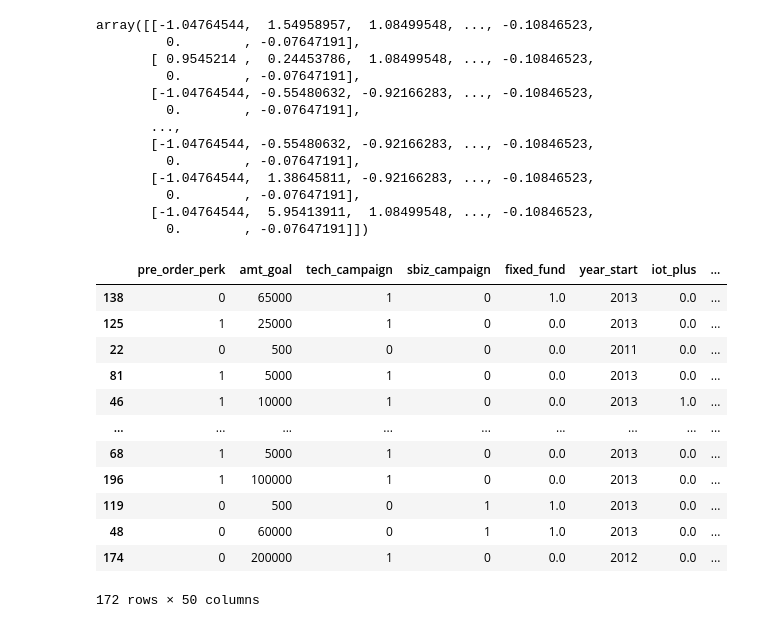
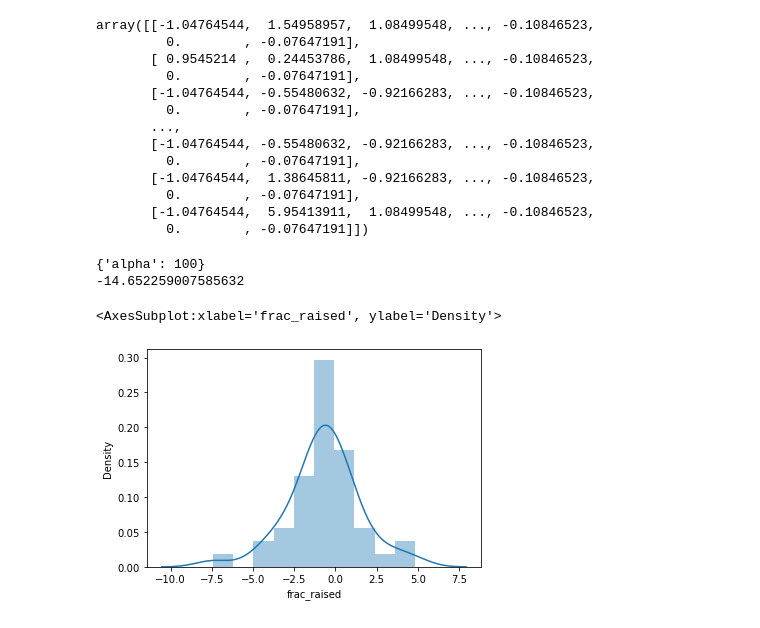
Before and after one commit to justintwoo/Mini-Project-1, a Jupyter notebook: mini_project_2.ipynb, the cells around one changed output. Saved outputs shown, nothing was run; the diff lists cells and outputs as text; code cells hidden in the pictures.

Commit message:
lasso and ridge

```diff
--- a/mini_project_2.ipynb
+++ b/mini_project_2.ipynb
@@ -159,19 +163,20 @@ array([[-1.04764544,  1.54958957,  1.08499548, ..., -0.10846523,
          0.        , -0.07647191],
        [-1.04764544,  5.95413911,  1.08499548, ..., -0.10846523,
          0.        , -0.07647191]])
-# %%
-X_train
-# %% [output]
-|  | pre_order_perk | amt_goal | tech_campaign | sbiz_campaign | fixed_fund | year_start | iot_plus | ... |
-| 138 | 0 | 65000 | 1 | 0 | 1.0 | 2013 | 0.0 | ... |
-| 125 | 1 | 25000 | 1 | 0 | 0.0 | 2013 | 0.0 | ... |
-| 22 | 0 | 500 | 0 | 0 | 0.0 | 2011 | 0.0 | ... |
-| 81 | 1 | 5000 | 1 | 0 | 0.0 | 2013 | 0.0 | ... |
-| 46 | 1 | 10000 | 1 | 0 | 0.0 | 2013 | 1.0 | ... |
-| ... | ... | ... | ... | ... | ... | ... | ... | ... |
-| 68 | 1 | 5000 | 1 | 0 | 0.0 | 2013 | 0.0 | ... |
-| 196 | 1 | 100000 | 1 | 0 | 0.0 | 2013 | 0.0 | ... |
-| 119 | 0 | 500 | 0 | 1 | 1.0 | 2013 | 0.0 | ... |
-| 48 | 0 | 60000 | 0 | 1 | 1.0 | 2013 | 0.0 | ... |
-| 174 | 0 | 200000 | 1 | 0 | 0.0 | 2012 | 0.0 | ... |
-172 rows × 50 columns
+# %%
+# Ridge Regression
+ridge=Ridge()
+parameters={'alpha':[1e-15,1e-10,1e-8,1e-3,1e-2,1,5,10,20,30,35,40,45,50,55,100]}
+ridge_regressor=GridSearchCV(ridge,parameters,scoring='neg_mean_squared_error',cv=5)
+ridge_regressor.fit(X_train_scaled,y_train)
+
+print(ridge_regressor.best_params_)
+print(ridge_regressor.best_score_)
+
+prediction_ridge=ridge_regressor.predict(X_test_scaled)
+sns.distplot(y_test-prediction_ridge)
+# %% [output]
+{'alpha': 100}
+-14.652259007585632
+<AxesSubplot:xlabel='frac_raised', ylabel='Density'>
+[figure, added]
```
Also changed, not shown: parts of 3 cells of this notebook.
